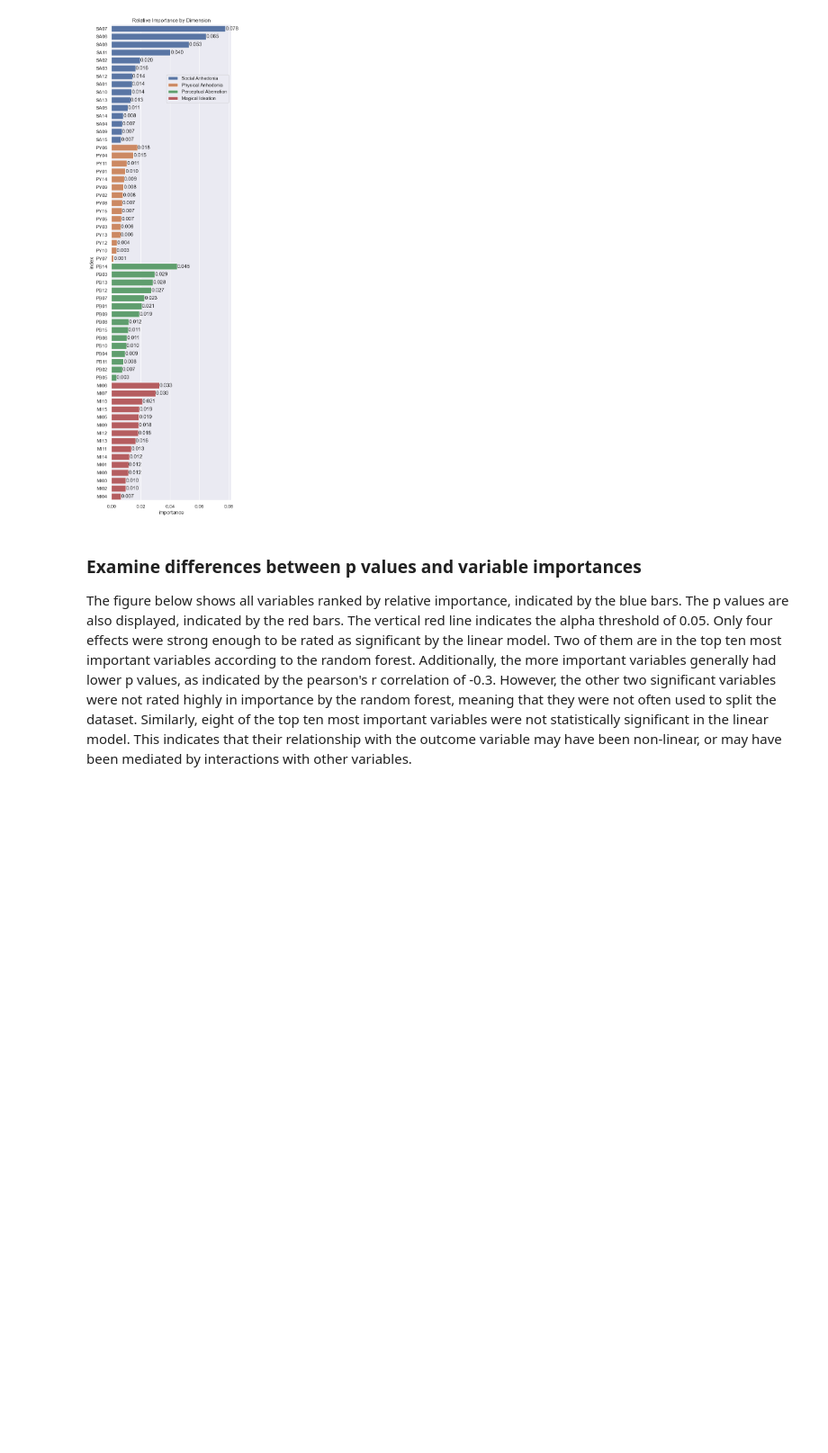
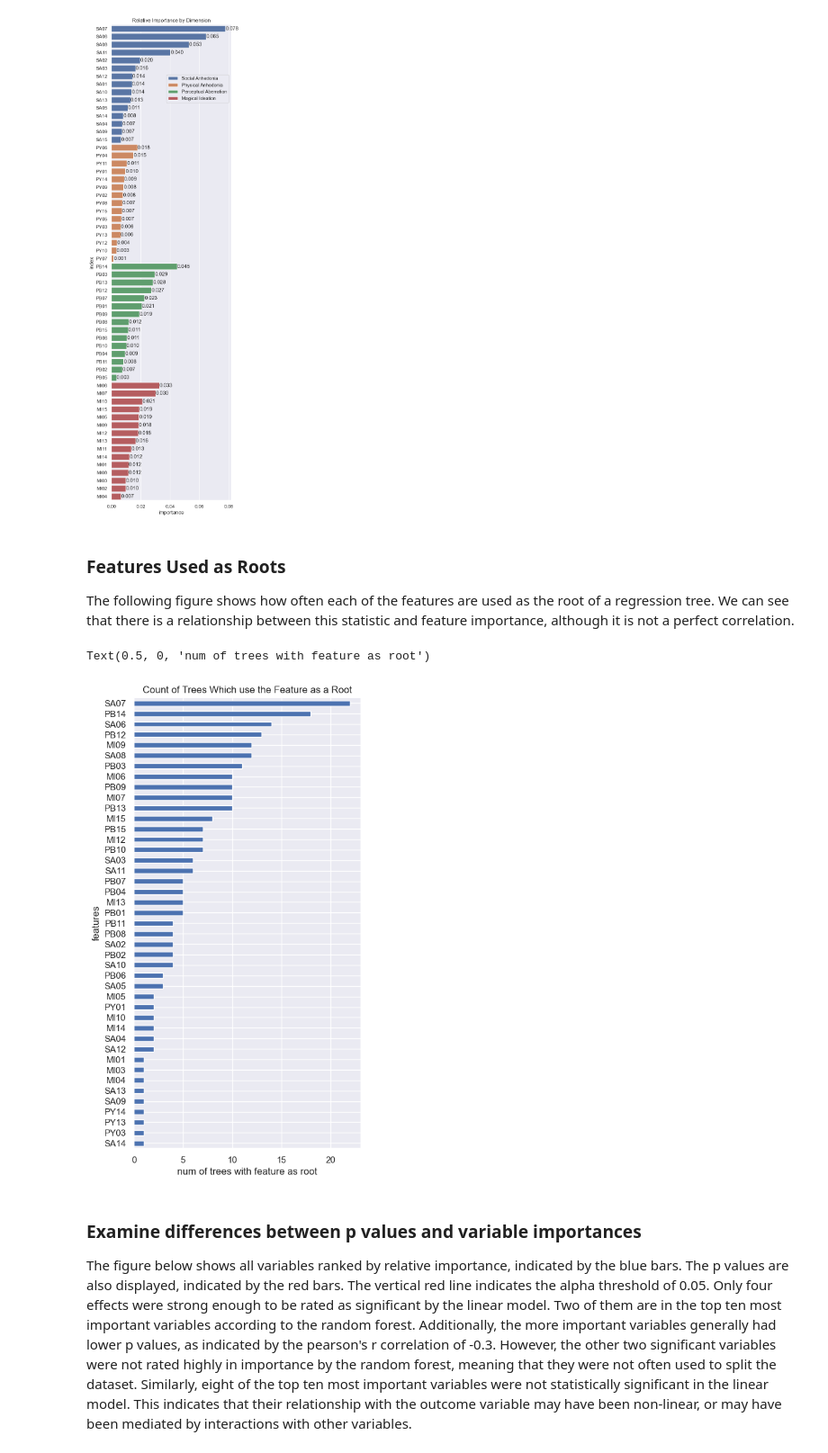
Before and after one commit to wesleygmorris/behavioral-data-science, a Jupyter notebook: week6.ipynb, the cells around one changed output. Shown at 90% size. Saved outputs shown, nothing was run; the diff lists cells and outputs as text; code cells hidden in the pictures; blank space fills up the shorter version.

Commit message:
add root analysis

```diff
--- a/week6.ipynb
+++ b/week6.ipynb
@@ -167,6 +167,34 @@ plt.title('Relative Importance by Dimension')
 plt.show(g)
 # %% [output]
 [figure]
+# %% [markdown]
+### Features Used as Roots
+The following figure shows how often each of the features are used as the root of a regression tree. We can see that there is a relationship between this statistic and feature importance, although it is not a perfect correlation.
+# %%
+# Get a list of the features used as the root of each tree
+roots = []
+for estimator in RFregressor.estimators_:
+    roots.append(estimator.tree_.feature[0])
+
+# Value count on the features
+root_counts_df = pd.DataFrame(roots).value_counts(ascending=True)
+roots_counts_index = [x[0] for x in list(root_counts_df.index)]
+
+# Replace the feature numbers with feature names
+for (i, feature) in enumerate(RFregressor.feature_names_in_):
+    if i in roots_counts_index:
+        roots_counts_index[roots_counts_index.index(i)] = feature
+root_counts_df.index = roots_counts_index
+
+# Visualize the feature roots
+plt.figure(figsize=(5,10))
+root_counts_df.plot(kind='barh')
+plt.title('Count of Trees Which use the Feature as a Root')
+plt.ylabel('features')
+plt.xlabel('num of trees with feature as root')
+# %% [output]
+Text(0.5, 0, 'num of trees with feature as root')
+[figure, added]
 # %% [markdown]
 ### Examine differences between p values and variable importances
 The figure below shows all variables ranked by relative importance, indicated by the blue bars. The p values are also displayed, indicated by the red bars. The vertical red line indicates the alpha threshold of 0.05. Only four effects were strong enough to be rated as significant by the linear model. Two of them are in the top ten most important variables according to the random forest. Additionally, the more important variables generally had lower p values, as indicated by the pearson's r correlation of -0.3. However, the other two significant variables were not rated highly in importance by the random forest, meaning that they were not often used to split the dataset. Similarly, eight of the top ten most important variables were not statistically significant in the linear model. This indicates that their relationship with the outcome variable may have been non-linear, or may have been mediated by interactions with other variables.
```
